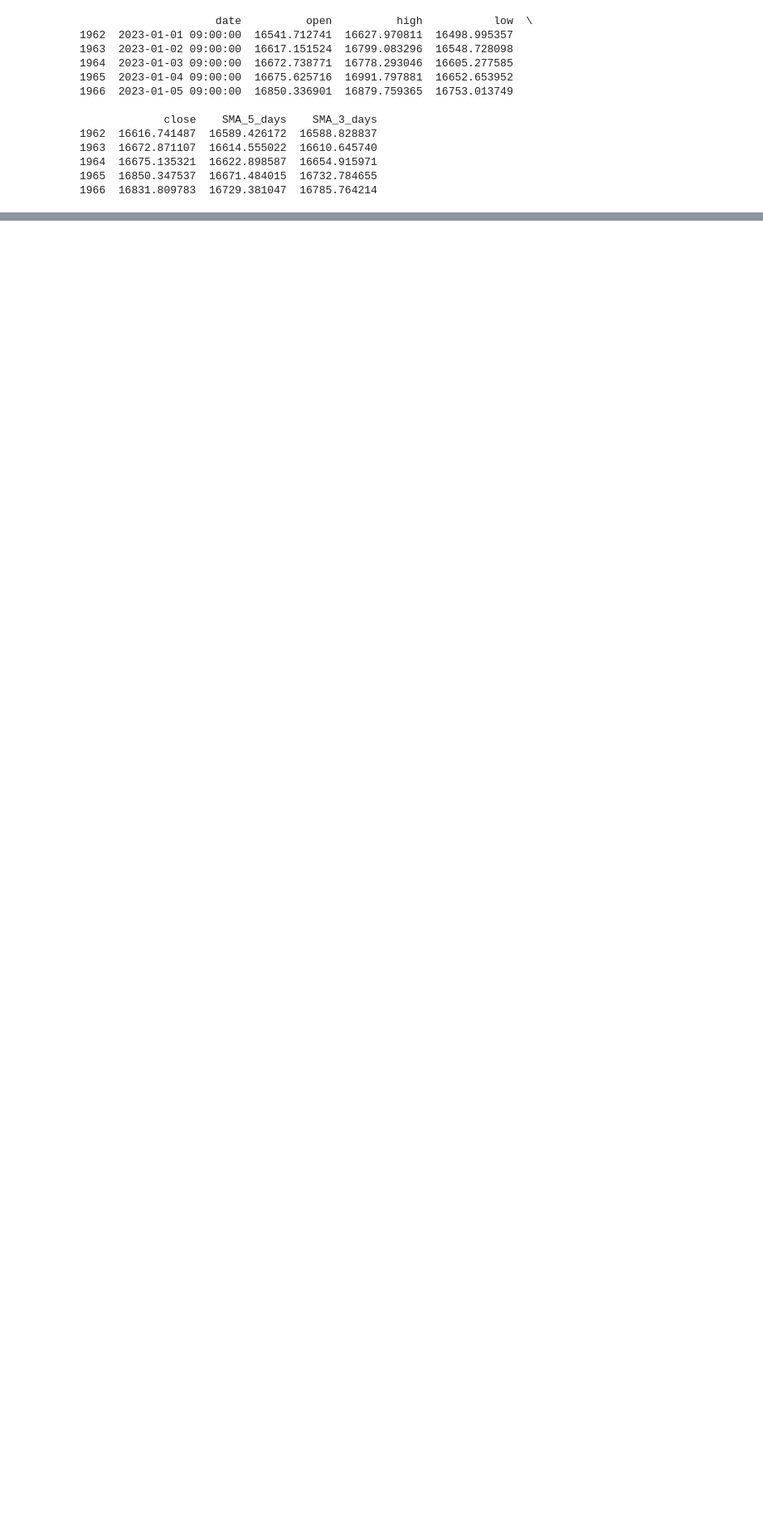
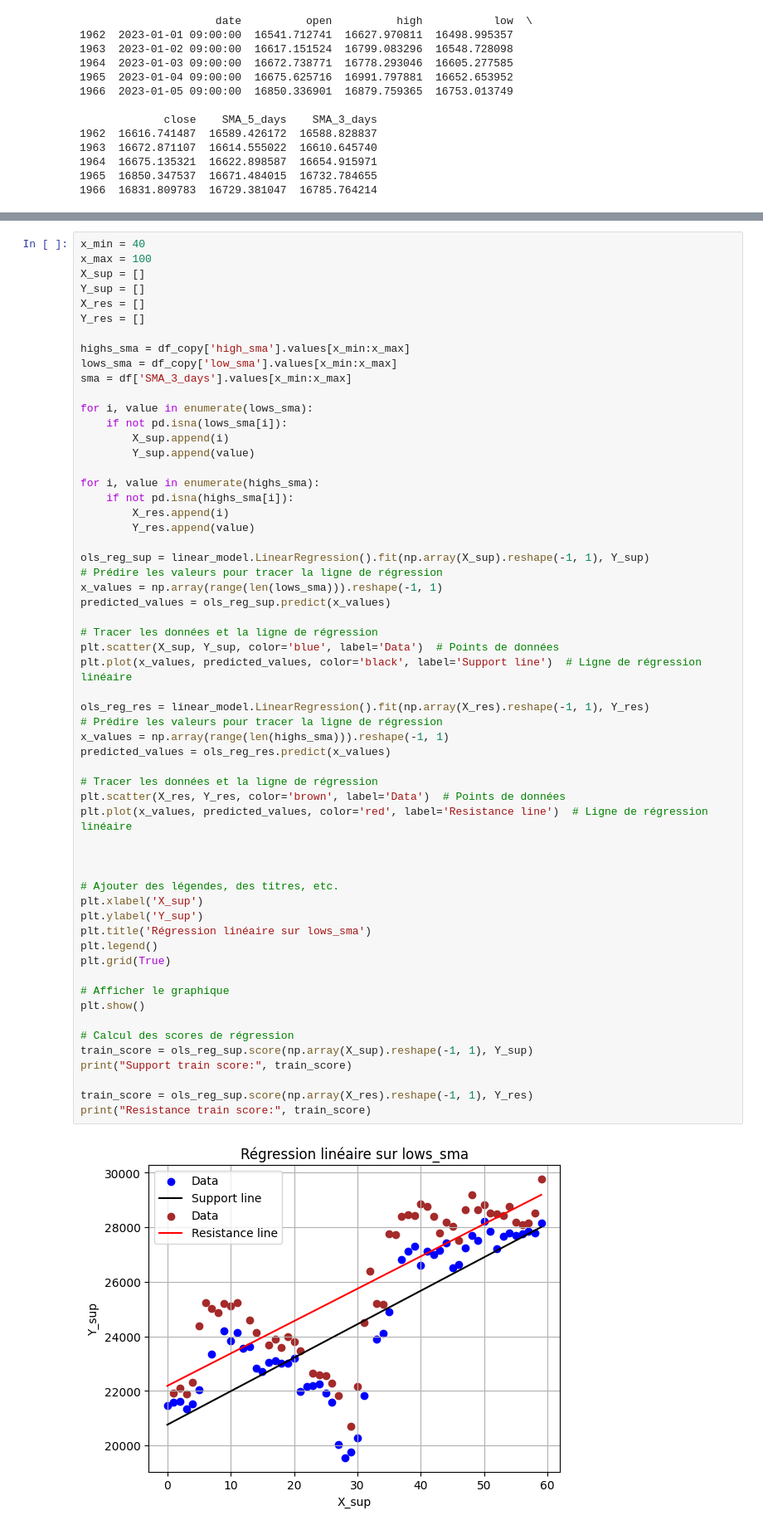
Before and after one commit to ZewiL08/s_r_basic, a Jupyter notebook: s_r_Linear_reg.ipynb, the cells around one changed output, grey strips where cells are left out. Shown at 83% size. Saved outputs shown, nothing was run; the diff lists cells and outputs as text; blank space fills up the shorter version.

```diff
--- a/s_r_Linear_reg.ipynb
+++ b/s_r_Linear_reg.ipynb
@@ -60,0 +94,60 @@ candleplot(df,  x_min = 40, x_max = 100 , filename = "test")
+# %%
+x_min = 40
+x_max = 100
+X_sup = []
+Y_sup = []
+X_res = []
+Y_res = []
+
+highs_sma = df_copy['high_sma'].values[x_min:x_max]
+lows_sma = df_copy['low_sma'].values[x_min:x_max]
+sma = df['SMA_3_days'].values[x_min:x_max]
+
+for i, value in enumerate(lows_sma):
+    if not pd.isna(lows_sma[i]):
+        X_sup.append(i)
+        Y_sup.append(value)
+
+for i, value in enumerate(highs_sma):
+    if not pd.isna(highs_sma[i]):
+        X_res.append(i)
+        Y_res.append(value)
+
+ols_reg_sup = linear_model.LinearRegression().fit(np.array(X_sup).reshape(-1, 1), Y_sup)
+# Prédire les valeurs pour tracer la ligne de régression
+x_values = np.array(range(len(lows_sma))).reshape(-1, 1)
+predicted_values = ols_reg_sup.predict(x_values)
+
+# Tracer les données et la ligne de régression
+plt.scatter(X_sup, Y_sup, color='blue', label='Data')  # Points de données
+plt.plot(x_values, predicted_values, color='black', label='Support line')  # Ligne de régression linéaire
+
+ols_reg_res = linear_model.LinearRegression().fit(np.array(X_res).reshape(-1, 1), Y_res)
+# Prédire les valeurs pour tracer la ligne de régression
+x_values = np.array(range(len(highs_sma))).reshape(-1, 1)
+predicted_values = ols_reg_res.predict(x_values)
+
+# Tracer les données et la ligne de régression
+plt.scatter(X_res, Y_res, color='brown', label='Data')  # Points de données
+plt.plot(x_values, predicted_values, color='red', label='Resistance line')  # Ligne de régression linéaire
+
+
+
+# Ajouter des légendes, des titres, etc.
+plt.xlabel('X_sup')
+plt.ylabel('Y_sup')
+plt.title('Régression linéaire sur lows_sma')
+plt.legend()
+plt.grid(True)
+
+# Afficher le graphique
+plt.show()
+
+# Calcul des scores de régression
+train_score = ols_reg_sup.score(np.array(X_sup).reshape(-1, 1), Y_sup)
+print("Support train score:", train_score)
+
+train_score = ols_reg_sup.score(np.array(X_res).reshape(-1, 1), Y_res)
+print("Resistance train score:", train_score)
+# %% [output]
+[figure, added]
```
Also changed, not shown: parts of 4 cells of this notebook.
